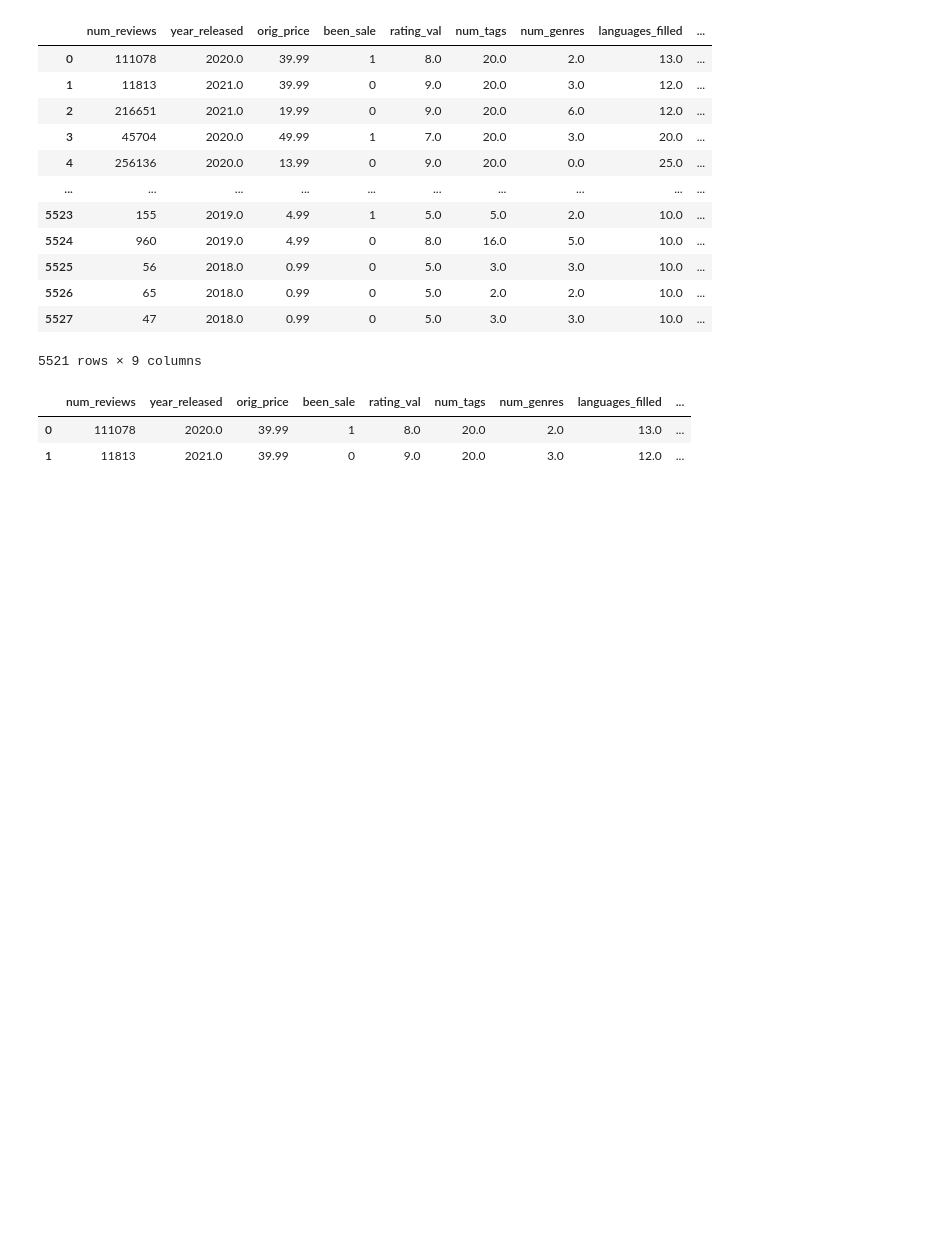
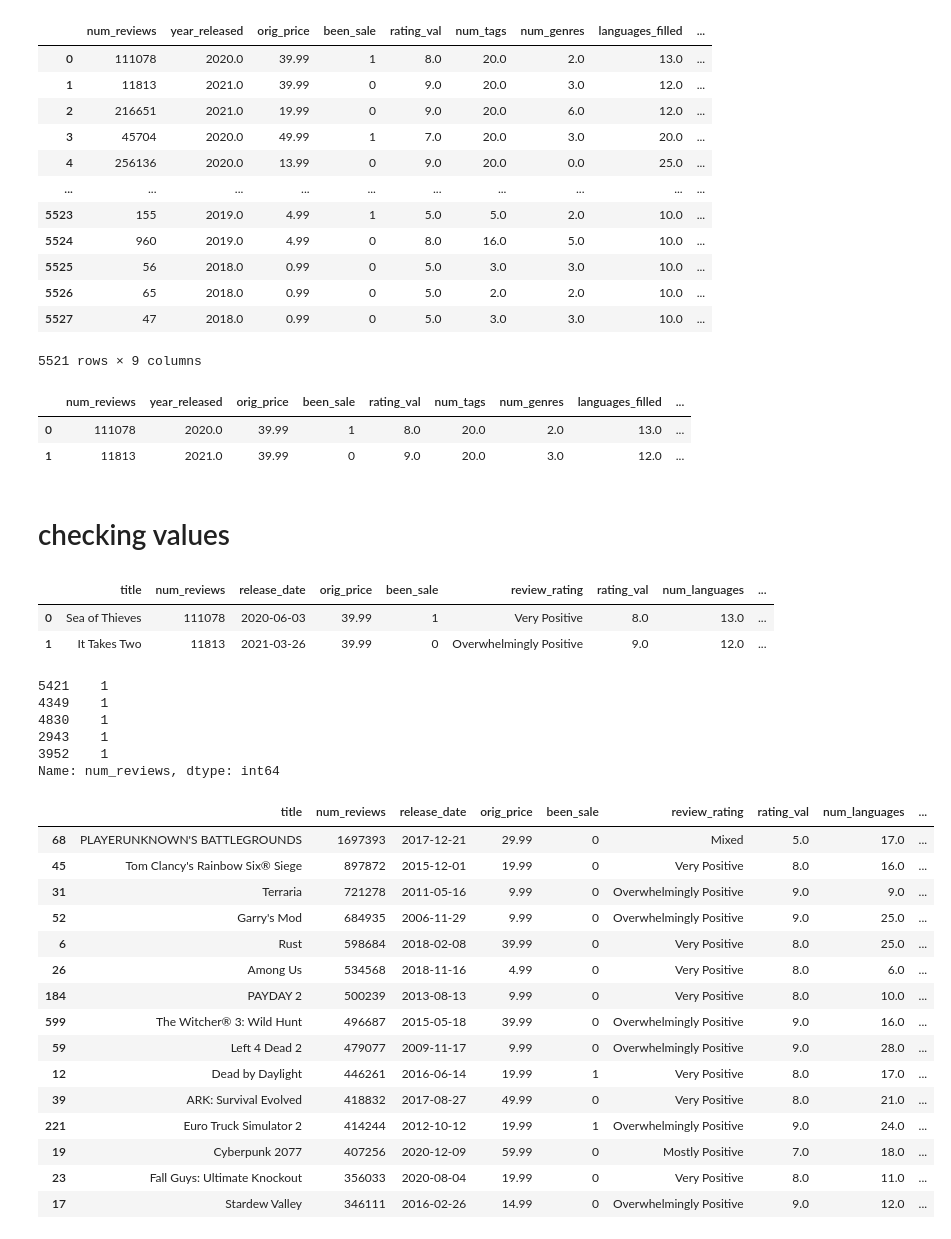
Before and after one commit to MichaelHarnett/Regression_Metis, a Jupyter notebook: df_editing.ipynb, the cells around one changed output. Drawn from its saved outputs; the diff is of its cells as text; code cells hidden in the pictures; blank space fills up the shorter version.

```diff
--- a/df_editing.ipynb
+++ b/df_editing.ipynb
@@ -1138,3 +1117,39 @@ prelimdf3.head(2)
 | 1 | 11813 | 2021.0 | 39.99 | 0 | 9.0 | 20.0 | 3.0 | 12.0 | ... |
 # %%
 prelimdf3.to_csv(r'/Users/michaelharnett/Desktop/METIS\prelimdf3.csv')
+# %% [markdown]
+# checking values
+# %%
+reviewsdf.head(2)
+# %% [output]
+|  | title | num_reviews | release_date | orig_price | been_sale | review_rating | rating_val | num_languages | ... |
+| 0 | Sea of Thieves | 111078 | 2020-06-03 | 39.99 | 1 | Very Positive | 8.0 | 13.0 | ... |
+| 1 | It Takes Two | 11813 | 2021-03-26 | 39.99 | 0 | Overwhelmingly Positive | 9.0 | 12.0 | ... |
+# %%
+reviewsdf.num_reviews.sort_values().head()
+# %% [output]
+5421    1
+4349    1
+4830    1
+2943    1
+3952    1
+Name: num_reviews, dtype: int64
+# %%
+reviewsdf.sort_values(by='num_reviews', ascending=False).head(15)
+# %% [output]
+|  | title | num_reviews | release_date | orig_price | been_sale | review_rating | rating_val | num_languages | ... |
+| 68 | PLAYERUNKNOWN'S BATTLEGROUNDS | 1697393 | 2017-12-21 | 29.99 | 0 | Mixed | 5.0 | 17.0 | ... |
+| 45 | Tom Clancy's Rainbow Six® Siege | 897872 | 2015-12-01 | 19.99 | 0 | Very Positive | 8.0 | 16.0 | ... |
+| 31 | Terraria | 721278 | 2011-05-16 | 9.99 | 0 | Overwhelmingly Positive | 9.0 | 9.0 | ... |
+| 52 | Garry's Mod | 684935 | 2006-11-29 | 9.99 | 0 | Overwhelmingly Positive | 9.0 | 25.0 | ... |
+| 6 | Rust | 598684 | 2018-02-08 | 39.99 | 0 | Very Positive | 8.0 | 25.0 | ... |
+| 26 | Among Us | 534568 | 2018-11-16 | 4.99 | 0 | Very Positive | 8.0 | 6.0 | ... |
+| 184 | PAYDAY 2 | 500239 | 2013-08-13 | 9.99 | 0 | Very Positive | 8.0 | 10.0 | ... |
+| 599 | The Witcher® 3: Wild Hunt | 496687 | 2015-05-18 | 39.99 | 0 | Overwhelmingly Positive | 9.0 | 16.0 | ... |
+| 59 | Left 4 Dead 2 | 479077 | 2009-11-17 | 9.99 | 0 | Overwhelmingly Positive | 9.0 | 28.0 | ... |
+| 12 | Dead by Daylight | 446261 | 2016-06-14 | 19.99 | 1 | Very Positive | 8.0 | 17.0 | ... |
+| 39 | ARK: Survival Evolved | 418832 | 2017-08-27 | 49.99 | 0 | Very Positive | 8.0 | 21.0 | ... |
+| 221 | Euro Truck Simulator 2 | 414244 | 2012-10-12 | 19.99 | 1 | Overwhelmingly Positive | 9.0 | 24.0 | ... |
+| 19 | Cyberpunk 2077 | 407256 | 2020-12-09 | 59.99 | 0 | Mostly Positive | 7.0 | 18.0 | ... |
+| 23 | Fall Guys: Ultimate Knockout | 356033 | 2020-08-04 | 19.99 | 0 | Very Positive | 8.0 | 11.0 | ... |
+| 17 | Stardew Valley | 346111 | 2016-02-26 | 14.99 | 0 | Overwhelmingly Positive | 9.0 | 12.0 | ... |
```
Also changed, not shown: parts of 10 cells of this notebook.
